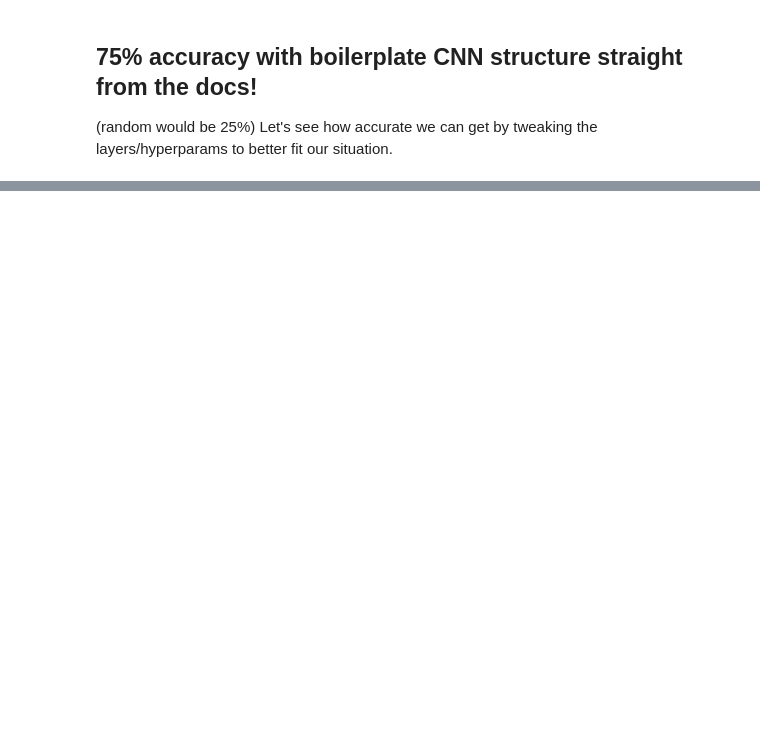
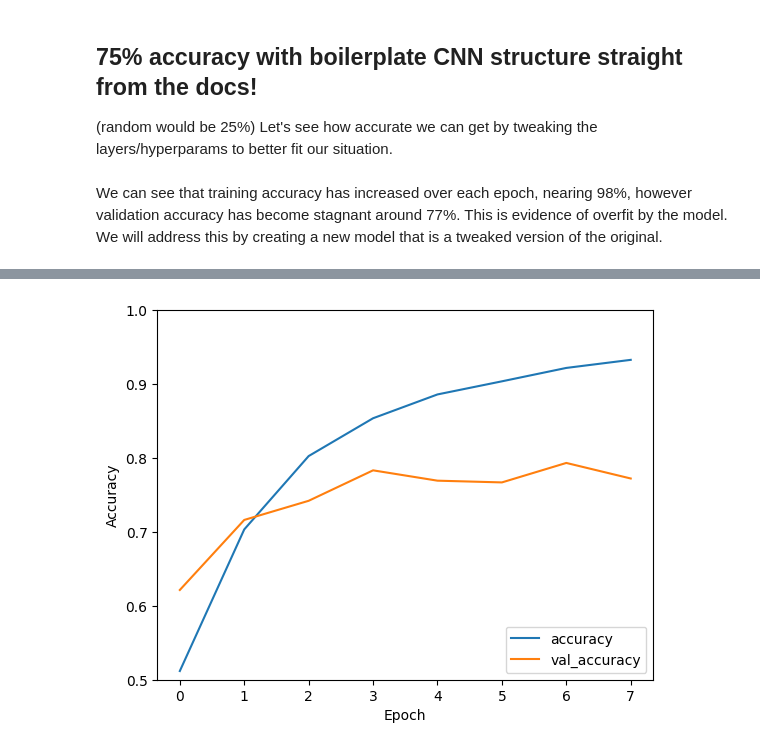
Before and after one commit to jshelb/alzheimers-ml-classification, a Jupyter notebook: models/CNN/CNN.ipynb, the cells around one changed output, grey strips where cells are left out. Saved outputs shown, nothing was run; the diff lists cells and outputs as text; code cells hidden in the pictures; blank space fills up the shorter version.

Commit message:
more epochs for simpleCNN, added next steps

```diff
--- a/models/CNN/CNN.ipynb
+++ b/models/CNN/CNN.ipynb
@@ -91,5 +85,5 @@ Non-trainable params: 0
 _________________________________________________________________
 # %%
 simpleCNN.compile(optimizer='adam', loss = SparseCategoricalCrossentropy(from_logits=True), metrics=['accuracy'])
-history = simpleCNN.fit(train_ds, validation_data=val_ds, epochs=5)
+history = simpleCNN.fit(train_ds, validation_data=val_ds, epochs=8)
 # %% [output]
@@ -109,3 +109,15 @@ Epoch 5/5
 ## 75% accuracy with boilerplate CNN structure straight from the docs!
 (random would be 25%)
 Let's see how accurate we can get by tweaking the layers/hyperparams to better fit our situation.
+# %% [markdown]
+We can see that training accuracy has increased over each epoch, nearing 98%, however validation accuracy has become stagnant around 77%. This is evidence of overfit by the model. We will address this by creating a new model that is a tweaked version of the original.
+# %%
+plt.plot(history.history['accuracy'], label='accuracy')
+plt.plot(history.history['val_accuracy'], label = 'val_accuracy')
+plt.xlabel('Epoch')
+plt.ylabel('Accuracy')
+plt.ylim([0.5, 1])
+plt.legend(loc='lower right')
+
+test_loss, test_acc = simpleCNN.evaluate(val_ds, verbose=2)
+# %% [output]
@@ -111,0 +125 @@ Let's see how accurate we can get by tweaking the layers/hyperparams to better f
+[figure, added]
```
Also changed, not shown: parts of 5 cells of this notebook, 1 other file.
